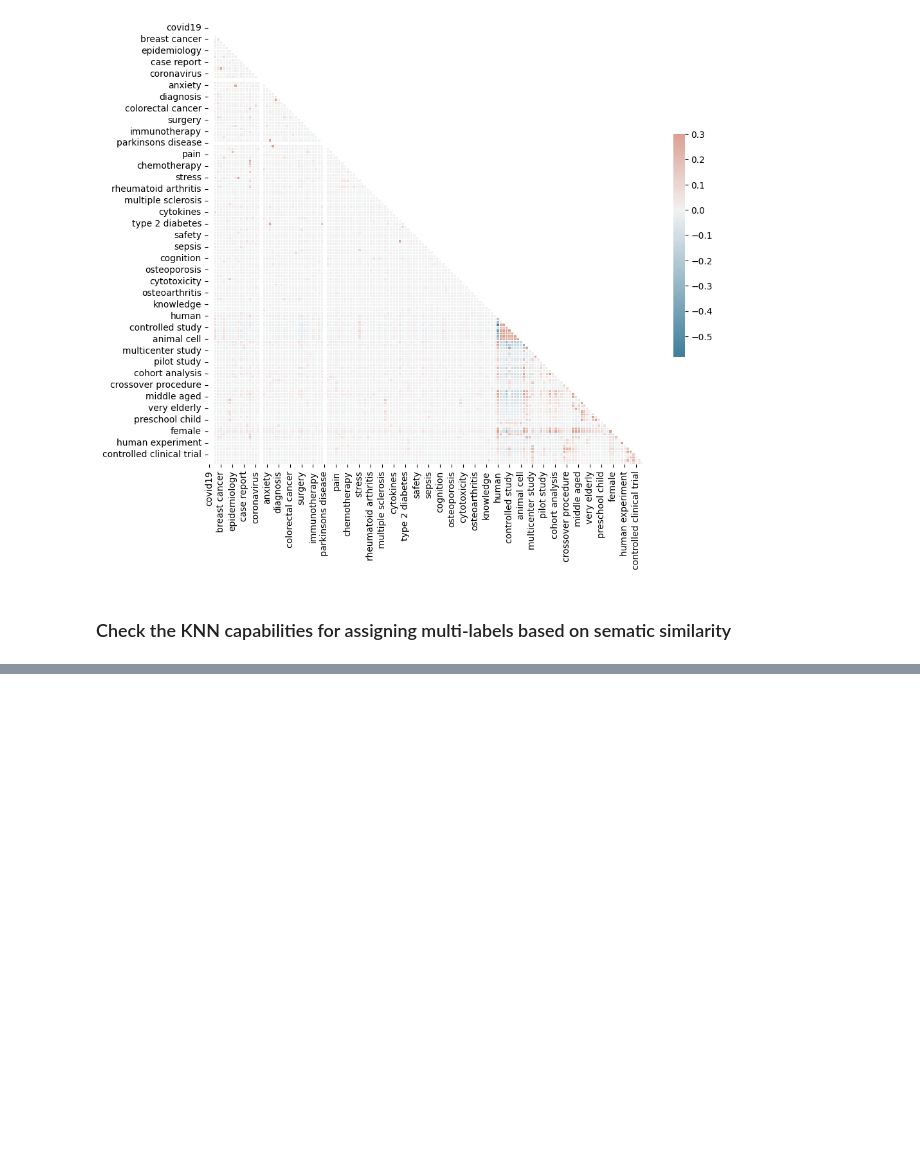
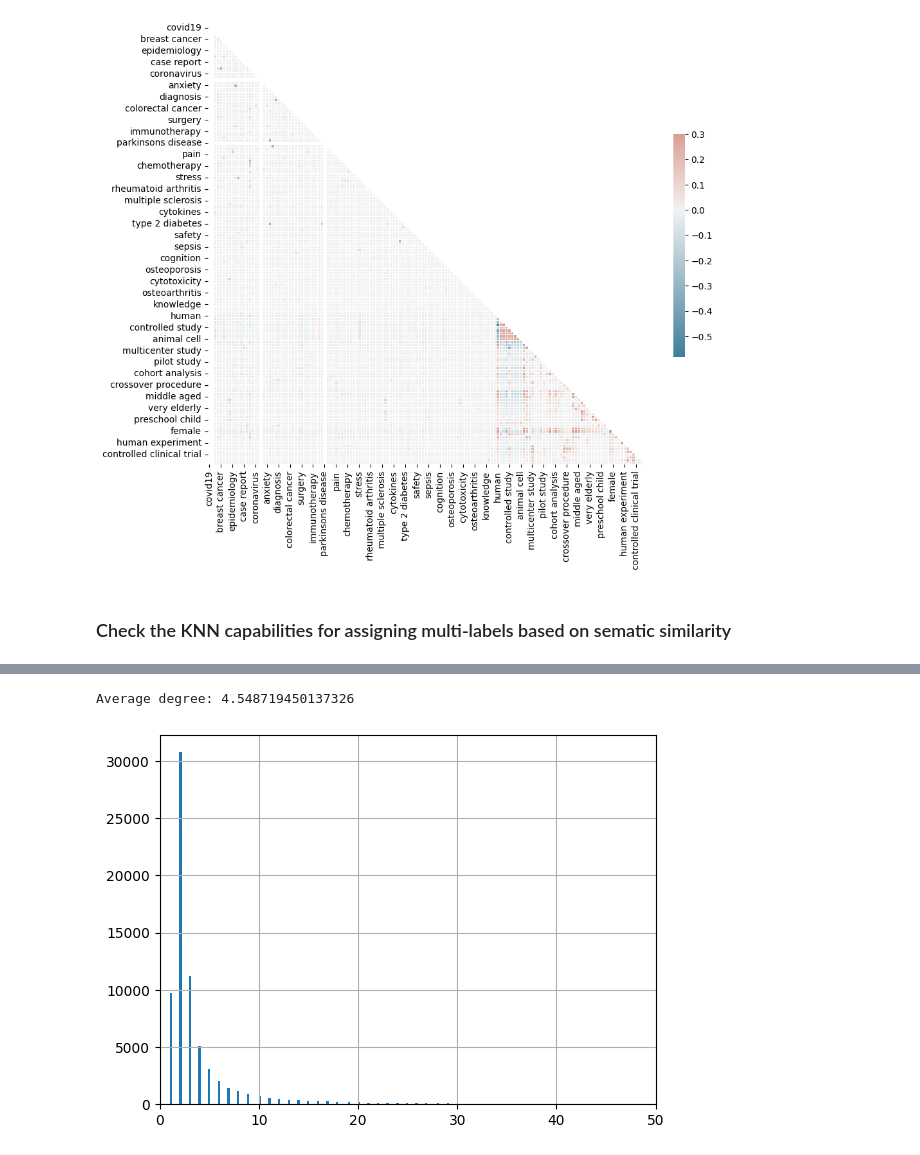
Before and after one commit to rvdb7345/ArticleClassifier, a Jupyter notebook: notebooks/Exploratory Data Analysis.ipynb, the cells around one changed output, grey strips where cells are left out. Cells and saved outputs as stored; diff of their text form; code cells hidden in the pictures; blank space fills up the shorter version.

```diff
--- a/notebooks/Exploratory Data Analysis.ipynb
+++ b/notebooks/Exploratory Data Analysis.ipynb
@@ -348,0 +539,10 @@ These are the strongest correlations:
+# %%
+author_grouped_df = author_df[['pui', 'author-id']].groupby('author-id')
+author_grouped_sizes_df = author_grouped_df.size()
+author_grouped_get_combinations_df = author_grouped_df.apply(lambda x: list(itertools.combinations(x['pui'].tolist(), 2)))
+# %%
+author_grouped_get_combinations_not_empty = author_grouped_get_combinations_df[author_grouped_get_combinations_df.map(lambda d: len(d)) > 0]
+
+all_author_links = author_grouped_get_combinations_not_empty.to_frame().explode(0)
+all_author_links[['from', 'to']] = pd.DataFrame(all_author_links[0].tolist(), index=all_author_links.index)
+all_author_links.drop(0, inplace=True, axis=1)
@@ -348,0 +566,12 @@ These are the strongest correlations:
+# %%
+author_graph = nx.from_pandas_edgelist(all_author_links, source='from', target='to')
+# %%
+all_degrees = [v for _, v in nx.degree(author_graph)]
+print(f'Average degree: {sum(all_degrees)/len(all_degrees)}')
+plt.figure()
+plt.xlim(0,50)
+plt.hist(all_degrees, bins=1000)
+plt.grid()
+# %% [output]
+Average degree: 4.548719450137326
+[figure, added]
```
Also changed, not shown: parts of 15 cells of this notebook.
